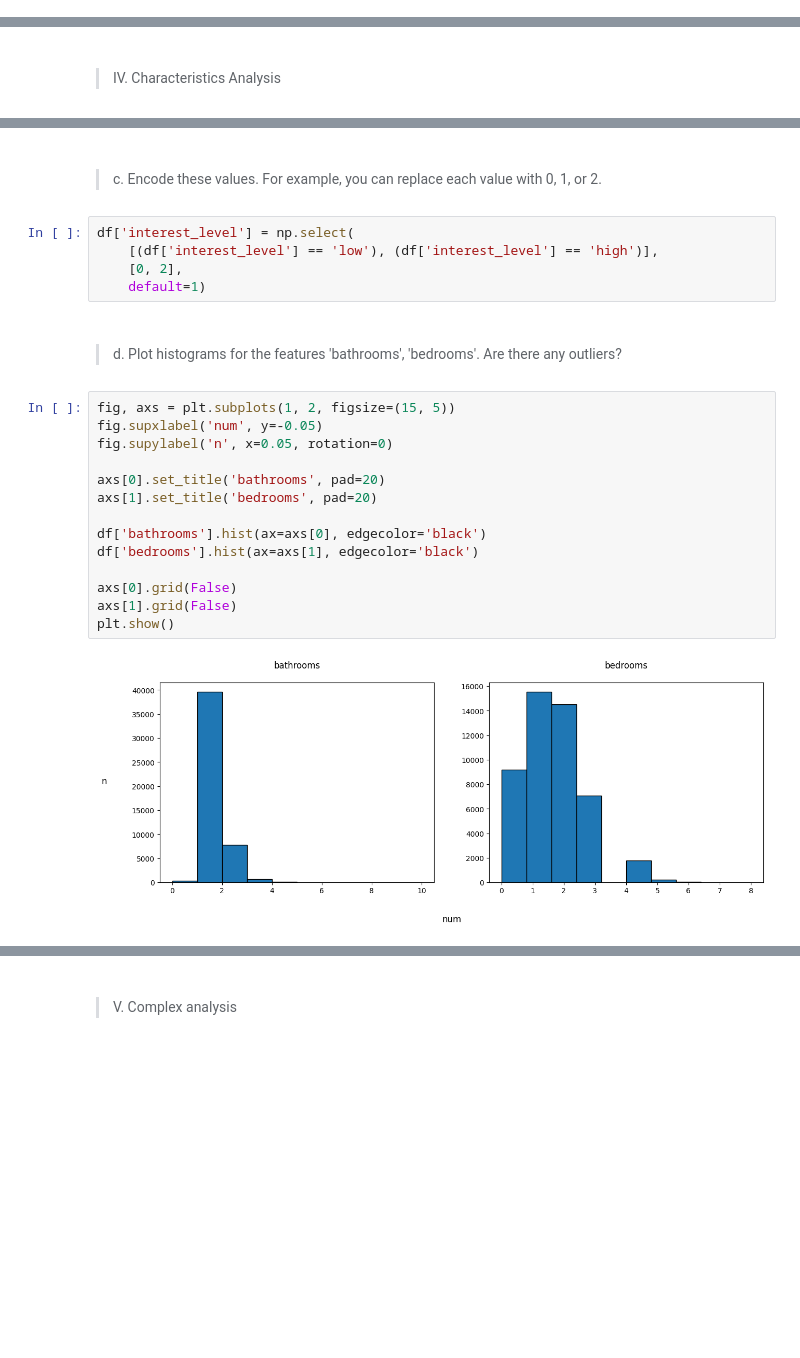
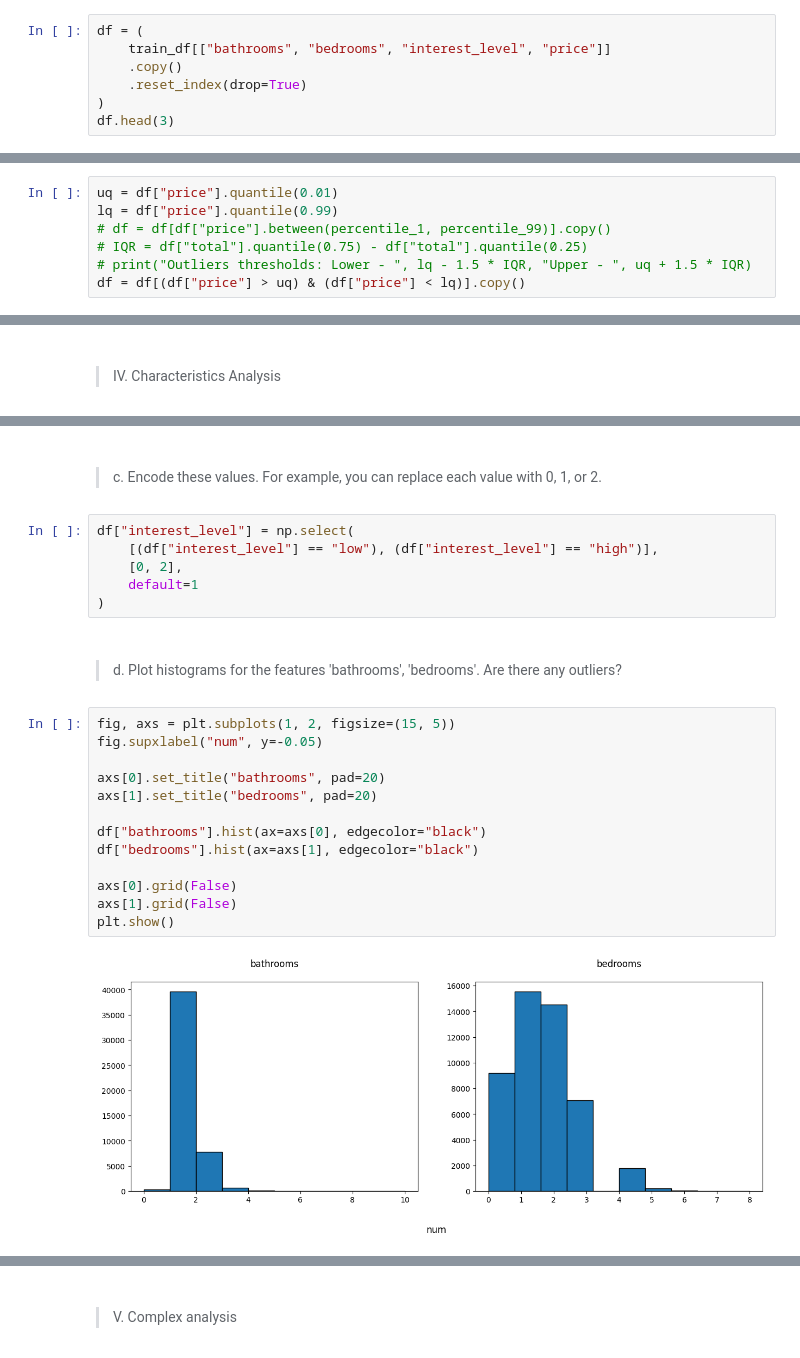
Before and after one commit to EgrSlv/MachineLearning, a Jupyter notebook: src/ML1_Introduction.ipynb, the cells around one changed output, grey strips where cells are left out. Cells and saved outputs as stored; diff of their text form; blank space fills up the shorter version.

```diff
--- a/src/ML1_Introduction.ipynb
+++ b/src/ML1_Introduction.ipynb
@@ -205,0 +303,7 @@ plt.show()
+# %%
+df = (
+    train_df[["bathrooms", "bedrooms", "interest_level", "price"]]
+    .copy()
+    .reset_index(drop=True)
+)
+df.head(3)
@@ -205,0 +356,7 @@ plt.show()
+# %%
+uq = df["price"].quantile(0.01)
+lq = df["price"].quantile(0.99)
+# df = df[df["price"].between(percentile_1, percentile_99)].copy()
+# IQR = df["total"].quantile(0.75) - df["total"].quantile(0.25)
+# print("Outliers thresholds: Lower - ", lq - 1.5 * IQR, "Upper - ", uq + 1.5 * IQR)
+df = df[(df["price"] > uq) & (df["price"] < lq)].copy()
@@ -225,29 +396,29 @@ medium    11114
 high       3557
 Name: count, dtype: int64
 # %% [markdown]
-####
+#####
 > c. Encode these values. For example, you can replace each value with 0, 1, or 2.
 # %%
-df['interest_level'] = np.select(
-    [(df['interest_level'] == 'low'), (df['interest_level'] == 'high')],
+df["interest_level"] = np.select(
+    [(df["interest_level"] == "low"), (df["interest_level"] == "high")],
     [0, 2],
-    default=1)
+    default=1
+)
 # %% [markdown]
-####
+#####
 > d. Plot histograms for the features 'bathrooms', 'bedrooms'. Are there any outliers?
 # %%
 fig, axs = plt.subplots(1, 2, figsize=(15, 5))
-fig.supxlabel('num', y=-0.05)
-fig.supylabel('n', x=0.05, rotation=0)
+fig.supxlabel("num", y=-0.05)
 
-axs[0].set_title('bathrooms', pad=20)
-axs[1].set_title('bedrooms', pad=20)
+axs[0].set_title("bathrooms", pad=20)
+axs[1].set_title("bedrooms", pad=20)
 
-df['bathrooms'].hist(ax=axs[0], edgecolor='black')
-df['bedrooms'].hist(ax=axs[1], edgecolor='black')
+df["bathrooms"].hist(ax=axs[0], edgecolor="black")
+df["bedrooms"].hist(ax=axs[1], edgecolor="black")
 
 axs[0].grid(False)
 axs[1].grid(False)
 plt.show()
 # %% [output]
-[figure, old version]
+[figure, new version]
```
Also changed, not shown: parts of 89 cells of this notebook.
